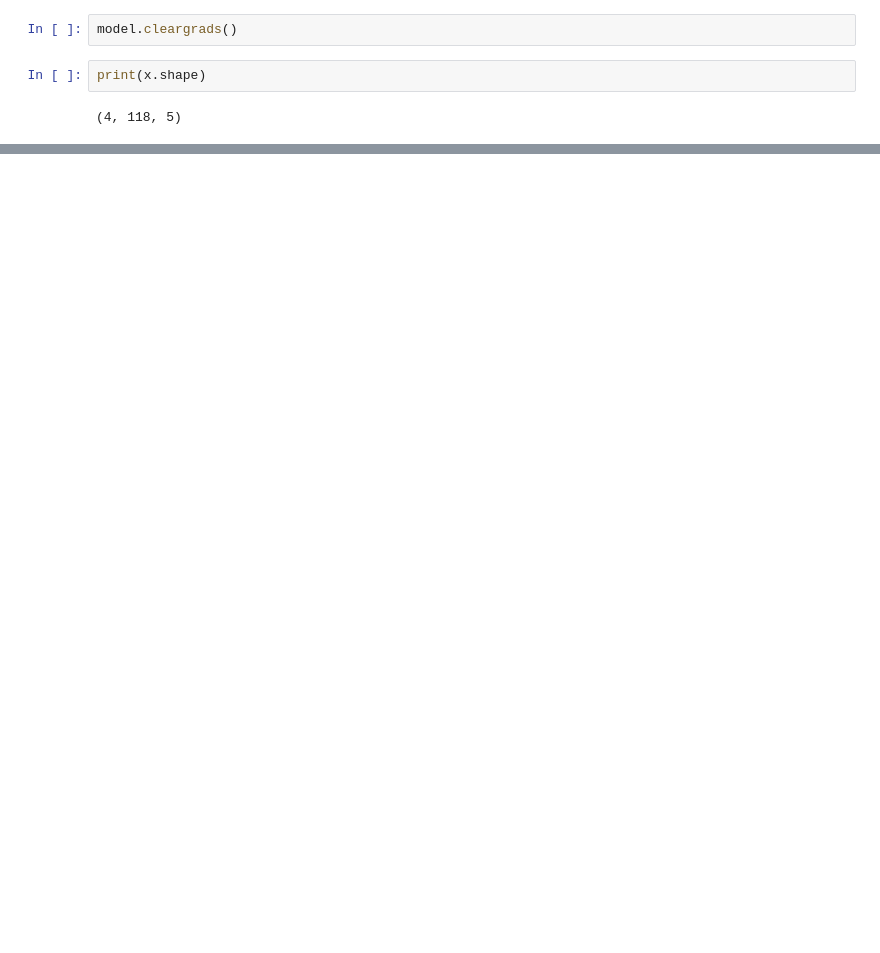
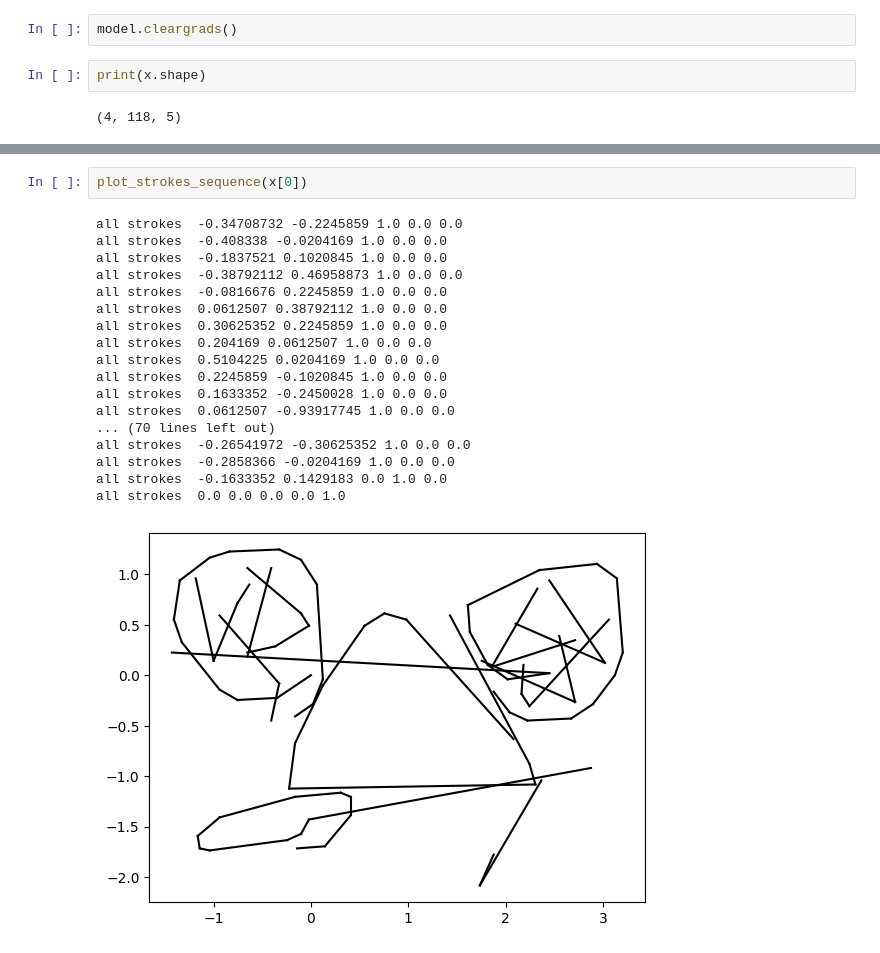
Before and after one commit to hunkim98/pixel-art-ai, a Jupyter notebook: sketchrnn/test.ipynb, the cells around one changed output, grey strips where cells are left out. Saved outputs shown, nothing was run; the diff lists cells and outputs as text; blank space fills up the shorter version.

```diff
--- a/sketchrnn/test.ipynb
+++ b/sketchrnn/test.ipynb
@@ -1088,0 +963,21 @@ ValueError: all the input array dimensions except for the concatenation axis mus
+# %%
+plot_strokes_sequence(x[0])
+# %% [output]
+all strokes  -0.34708732 -0.2245859 1.0 0.0 0.0
+all strokes  -0.408338 -0.0204169 1.0 0.0 0.0
+all strokes  -0.1837521 0.1020845 1.0 0.0 0.0
+all strokes  -0.38792112 0.46958873 1.0 0.0 0.0
+all strokes  -0.0816676 0.2245859 1.0 0.0 0.0
+all strokes  0.0612507 0.38792112 1.0 0.0 0.0
+all strokes  0.30625352 0.2245859 1.0 0.0 0.0
+all strokes  0.204169 0.0612507 1.0 0.0 0.0
+all strokes  0.5104225 0.0204169 1.0 0.0 0.0
+all strokes  0.2245859 -0.1020845 1.0 0.0 0.0
+all strokes  0.1633352 -0.2450028 1.0 0.0 0.0
+all strokes  0.0612507 -0.93917745 1.0 0.0 0.0
+... (70 lines left out)
+all strokes  -0.26541972 -0.30625352 1.0 0.0 0.0
+all strokes  -0.2858366 -0.0204169 1.0 0.0 0.0
+all strokes  -0.1633352 0.1429183 0.0 1.0 0.0
+all strokes  0.0 0.0 0.0 0.0 1.0
+[figure, added]
```
Also changed, not shown: parts of 17 cells of this notebook.
